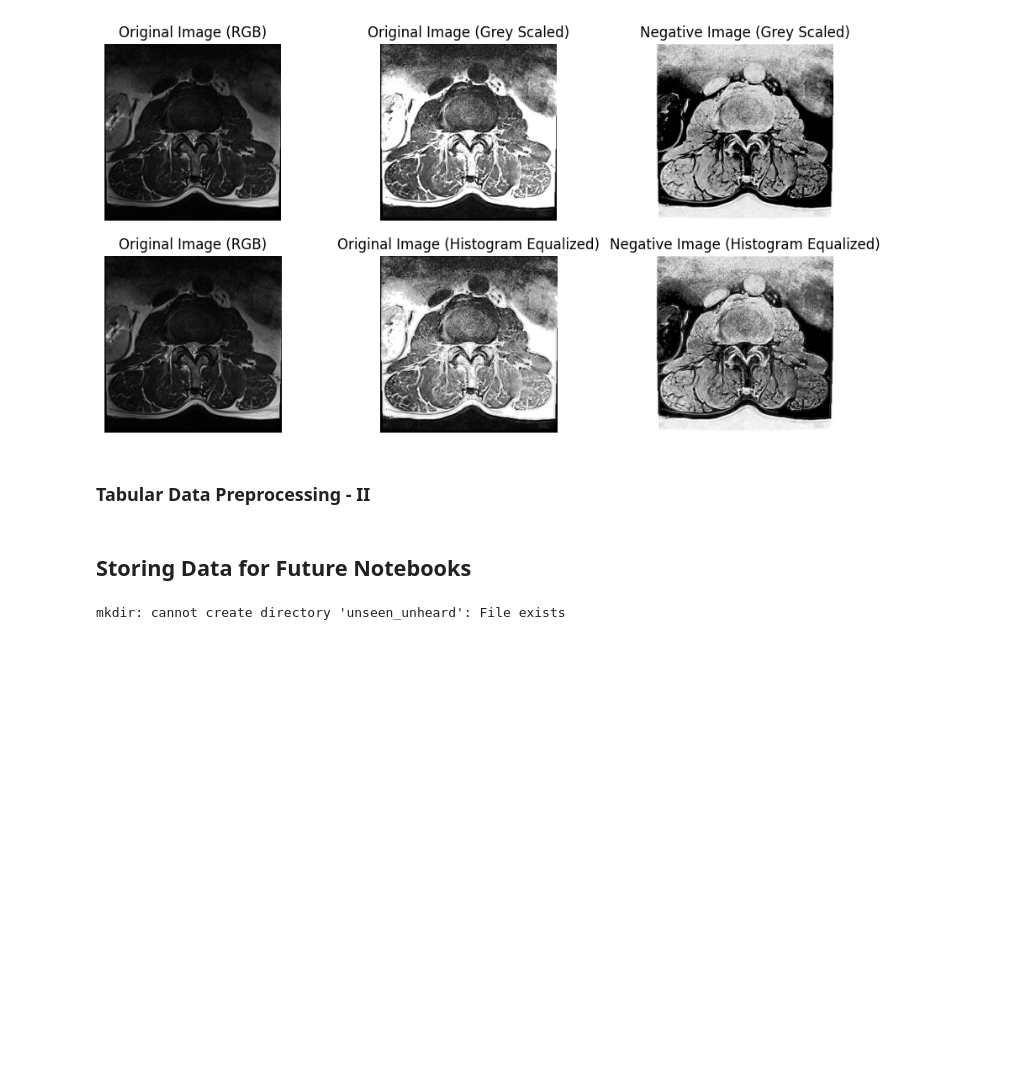
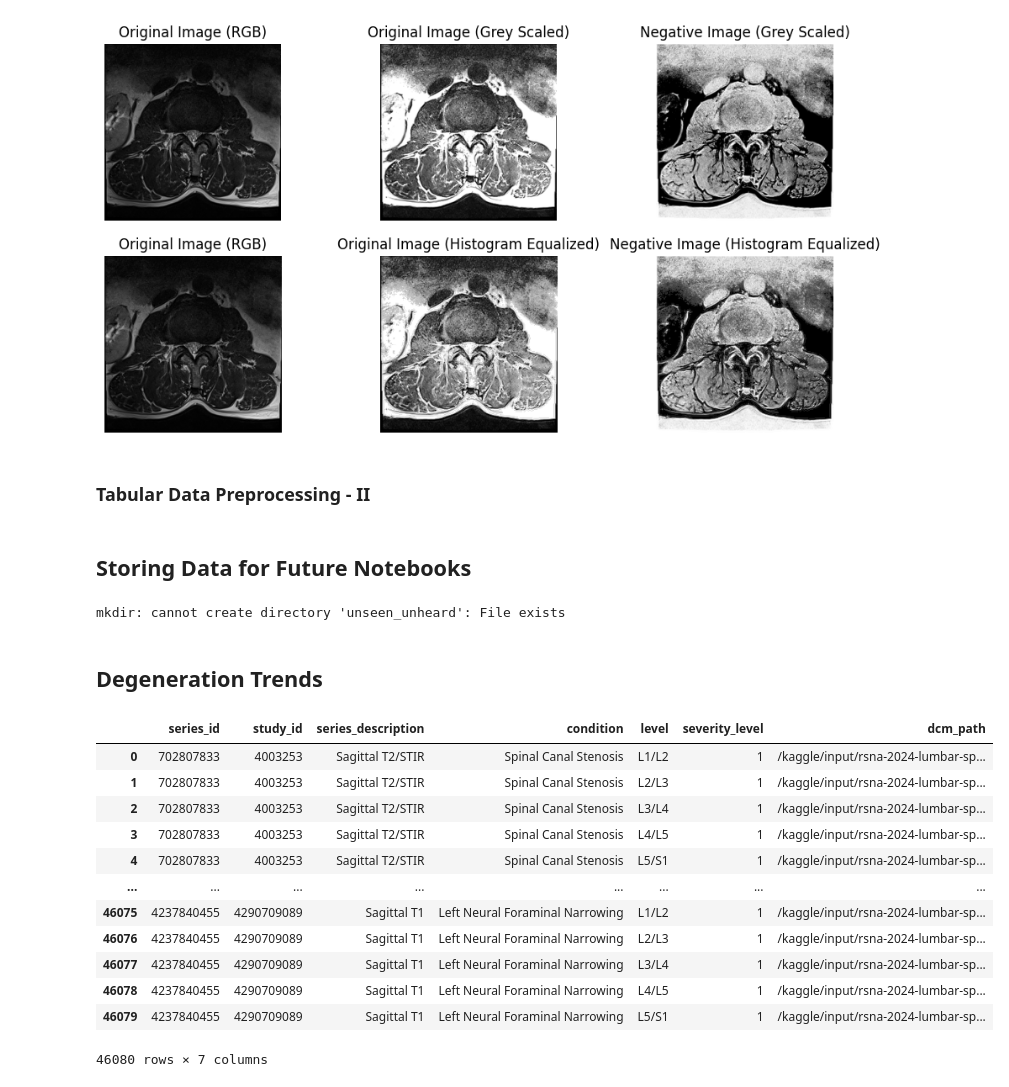
Before and after one commit to ahmedembeddedxx/lumbar-spine-degenerative-classification, a Jupyter notebook: src/ML/0 preprocessor.ipynb, the cells around one changed output. Cells and saved outputs as stored; diff of their text form; code cells hidden in the pictures; blank space fills up the shorter version.

```diff
--- a/src/ML/0 preprocessor.ipynb
+++ b/src/ML/0 preprocessor.ipynb
@@ -579,3 +579,22 @@ for folder_name in tqdm(os.listdir(source_path)):
             shutil.copytree(folder_path, os.path.join(test_destination, folder_name))
         else:
             shutil.copytree(folder_path, os.path.join(train_destination, folder_name))
+# %% [markdown]
+## Degeneration Trends
+# %%
+df = pd.read_csv('/kaggle/input/preprocessed-dataset/train_data_complete.csv')
+df
+# %% [output]
+|  | series_id | study_id | series_description | condition | level | severity_level | dcm_path |
+| 0 | 702807833 | 4003253 | Sagittal T2/STIR | Spinal Canal Stenosis | L1/L2 | 1 | /kaggle/input/rsna-2024-lumbar-sp... |
+| 1 | 702807833 | 4003253 | Sagittal T2/STIR | Spinal Canal Stenosis | L2/L3 | 1 | /kaggle/input/rsna-2024-lumbar-sp... |
+| 2 | 702807833 | 4003253 | Sagittal T2/STIR | Spinal Canal Stenosis | L3/L4 | 1 | /kaggle/input/rsna-2024-lumbar-sp... |
+| 3 | 702807833 | 4003253 | Sagittal T2/STIR | Spinal Canal Stenosis | L4/L5 | 1 | /kaggle/input/rsna-2024-lumbar-sp... |
+| 4 | 702807833 | 4003253 | Sagittal T2/STIR | Spinal Canal Stenosis | L5/S1 | 1 | /kaggle/input/rsna-2024-lumbar-sp... |
+| ... | ... | ... | ... | ... | ... | ... | ... |
+| 46075 | 4237840455 | 4290709089 | Sagittal T1 | Left Neural Foraminal Narrowing | L1/L2 | 1 | /kaggle/input/rsna-2024-lumbar-sp... |
+| 46076 | 4237840455 | 4290709089 | Sagittal T1 | Left Neural Foraminal Narrowing | L2/L3 | 1 | /kaggle/input/rsna-2024-lumbar-sp... |
+| 46077 | 4237840455 | 4290709089 | Sagittal T1 | Left Neural Foraminal Narrowing | L3/L4 | 1 | /kaggle/input/rsna-2024-lumbar-sp... |
+| 46078 | 4237840455 | 4290709089 | Sagittal T1 | Left Neural Foraminal Narrowing | L4/L5 | 1 | /kaggle/input/rsna-2024-lumbar-sp... |
+| 46079 | 4237840455 | 4290709089 | Sagittal T1 | Left Neural Foraminal Narrowing | L5/S1 | 1 | /kaggle/input/rsna-2024-lumbar-sp... |
+46080 rows × 7 columns
```
Also changed, not shown: parts of 4 cells of this notebook, 2 other files.
